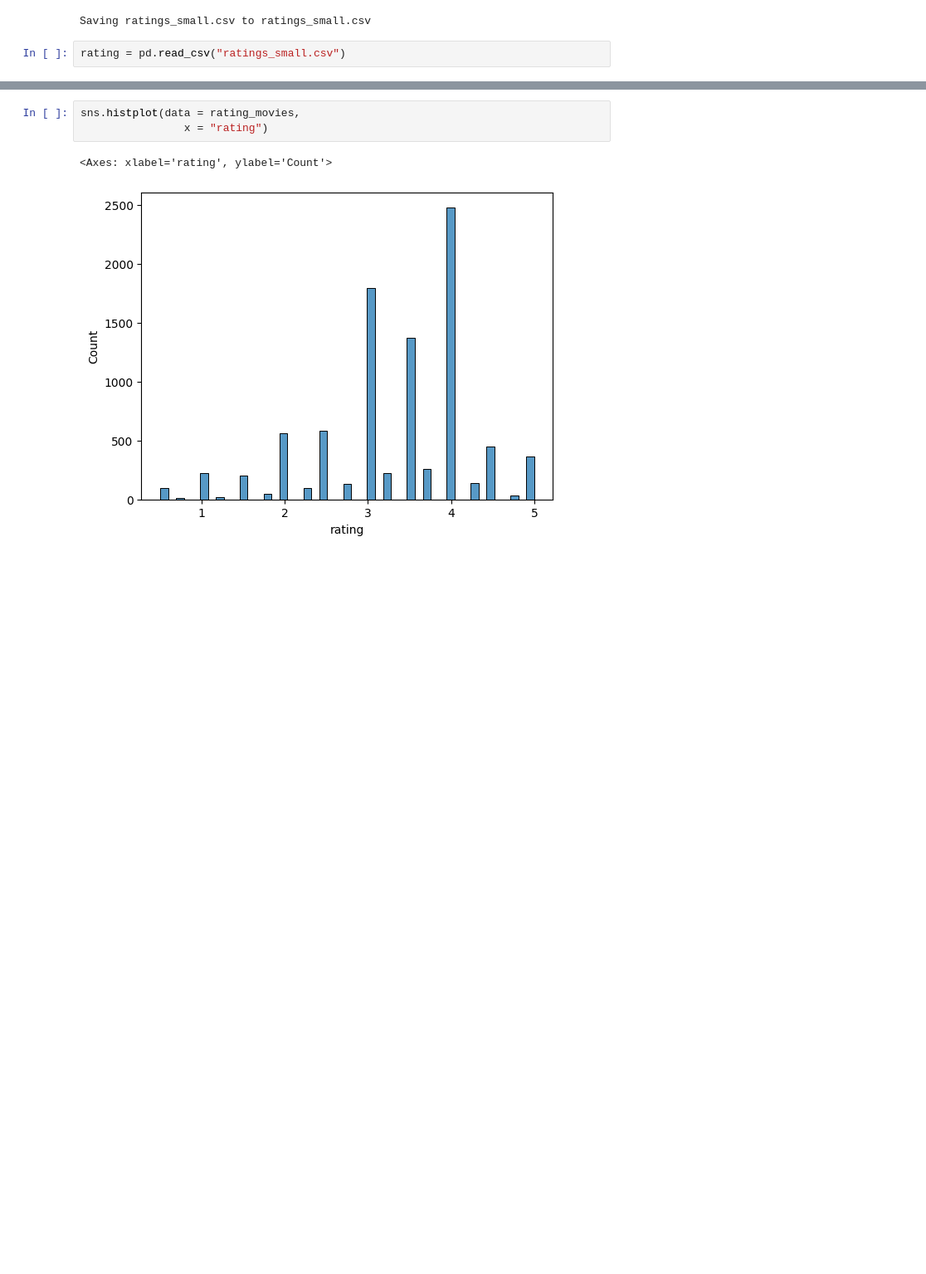
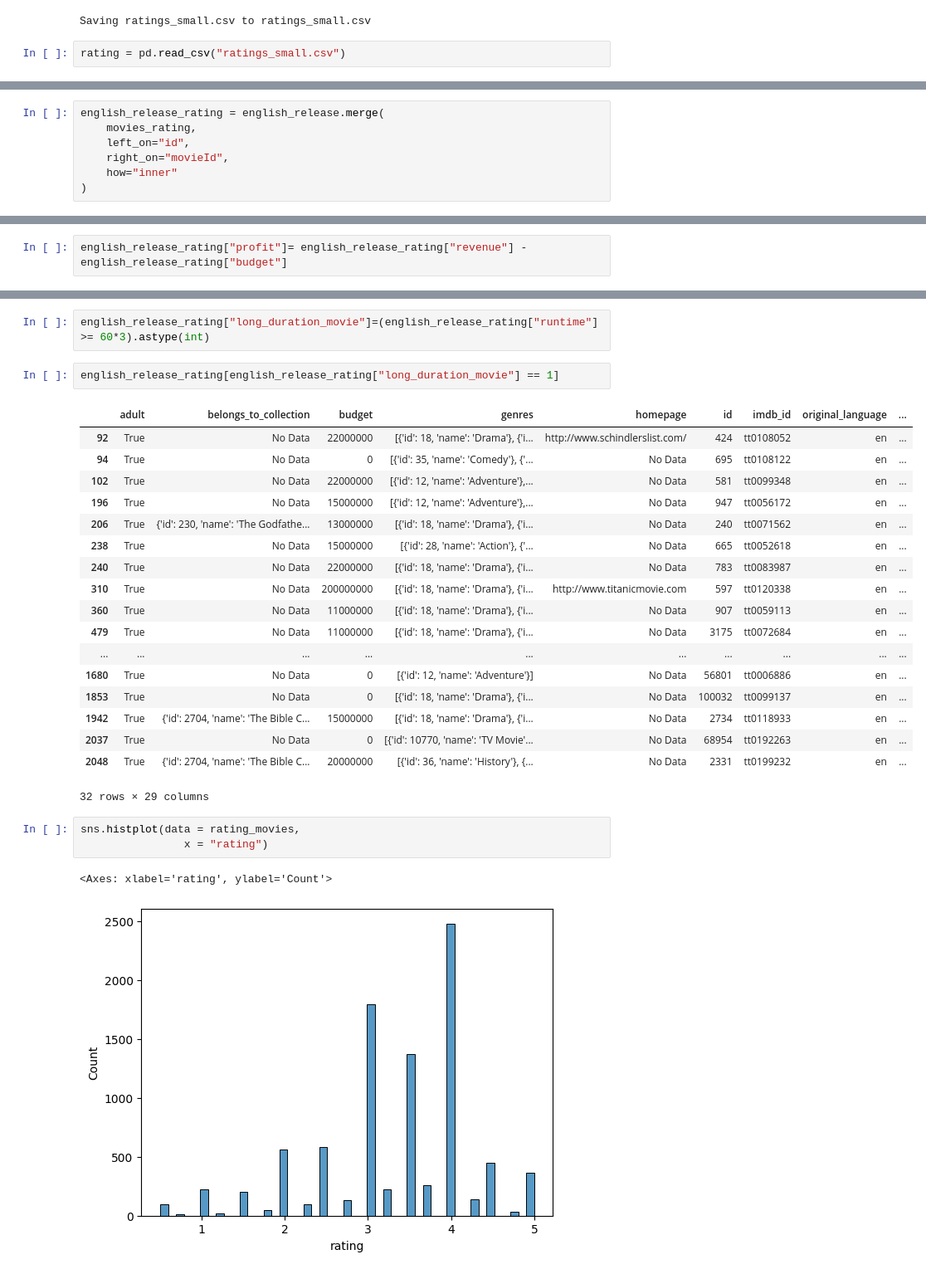
Before and after one commit to rzazyx/Movie-Analytics, a Jupyter notebook: Movie_Analytics.ipynb, the cells around one changed output, grey strips where cells are left out. Shown at 83% size. Saved outputs shown, nothing was run; the diff lists cells and outputs as text; blank space fills up the shorter version.

```diff
--- a/Movie_Analytics.ipynb
+++ b/Movie_Analytics.ipynb
@@ -166,0 +739,7 @@ rating_movies = rating.groupby("movieId", as_index = False)["rating"].median()
+# %%
+english_release_rating = english_release.merge(
+    movies_rating,
+    left_on="id",
+    right_on="movieId",
+    how="inner"
+)
@@ -166,0 +796,2 @@ rating_movies = rating.groupby("movieId", as_index = False)["rating"].median()
+# %%
+english_release_rating["profit"]= english_release_rating["revenue"] - english_release_rating["budget"]
@@ -167,3 +814,26 @@ rating_movies = rating.groupby("movieId", as_index = False)["rating"].median()
+# %%
+english_release_rating["long_duration_movie"]=(english_release_rating["runtime"] >= 60*3).astype(int)
+# %%
+english_release_rating[english_release_rating["long_duration_movie"] == 1]
+# %% [output]
+|  | adult | belongs_to_collection | budget | genres | homepage | id | imdb_id | original_language | ... |
+| 92 | True | No Data | 22000000 | [{'id': 18, 'name': 'Drama'}, {'i... | http://www.schindlerslist.com/ | 424 | tt0108052 | en | ... |
+| 94 | True | No Data | 0 | [{'id': 35, 'name': 'Comedy'}, {'... | No Data | 695 | tt0108122 | en | ... |
+| 102 | True | No Data | 22000000 | [{'id': 12, 'name': 'Adventure'},... | No Data | 581 | tt0099348 | en | ... |
+| 196 | True | No Data | 15000000 | [{'id': 12, 'name': 'Adventure'},... | No Data | 947 | tt0056172 | en | ... |
+| 206 | True | {'id': 230, 'name': 'The Godfathe... | 13000000 | [{'id': 18, 'name': 'Drama'}, {'i... | No Data | 240 | tt0071562 | en | ... |
+| 238 | True | No Data | 15000000 | [{'id': 28, 'name': 'Action'}, {'... | No Data | 665 | tt0052618 | en | ... |
+| 240 | True | No Data | 22000000 | [{'id': 18, 'name': 'Drama'}, {'i... | No Data | 783 | tt0083987 | en | ... |
+| 310 | True | No Data | 200000000 | [{'id': 18, 'name': 'Drama'}, {'i... | http://www.titanicmovie.com | 597 | tt0120338 | en | ... |
+| 360 | True | No Data | 11000000 | [{'id': 18, 'name': 'Drama'}, {'i... | No Data | 907 | tt0059113 | en | ... |
+| 479 | True | No Data | 11000000 | [{'id': 18, 'name': 'Drama'}, {'i... | No Data | 3175 | tt0072684 | en | ... |
+| ... | ... | ... | ... | ... | ... | ... | ... | ... | ... |
+| 1680 | True | No Data | 0 | [{'id': 12, 'name': 'Adventure'}] | No Data | 56801 | tt0006886 | en | ... |
+| 1853 | True | No Data | 0 | [{'id': 18, 'name': 'Drama'}, {'i... | No Data | 100032 | tt0099137 | en | ... |
+| 1942 | True | {'id': 2704, 'name': 'The Bible C... | 15000000 | [{'id': 18, 'name': 'Drama'}, {'i... | No Data | 2734 | tt0118933 | en | ... |
+| 2037 | True | No Data | 0 | [{'id': 10770, 'name': 'TV Movie'... | No Data | 68954 | tt0192263 | en | ... |
+| 2048 | True | {'id': 2704, 'name': 'The Bible C... | 20000000 | [{'id': 36, 'name': 'History'}, {... | No Data | 2331 | tt0199232 | en | ... |
+32 rows × 29 columns
 # %%
 sns.histplot(data = rating_movies,
                 x = "rating")
```
Also changed, not shown: parts of 52 cells of this notebook.
